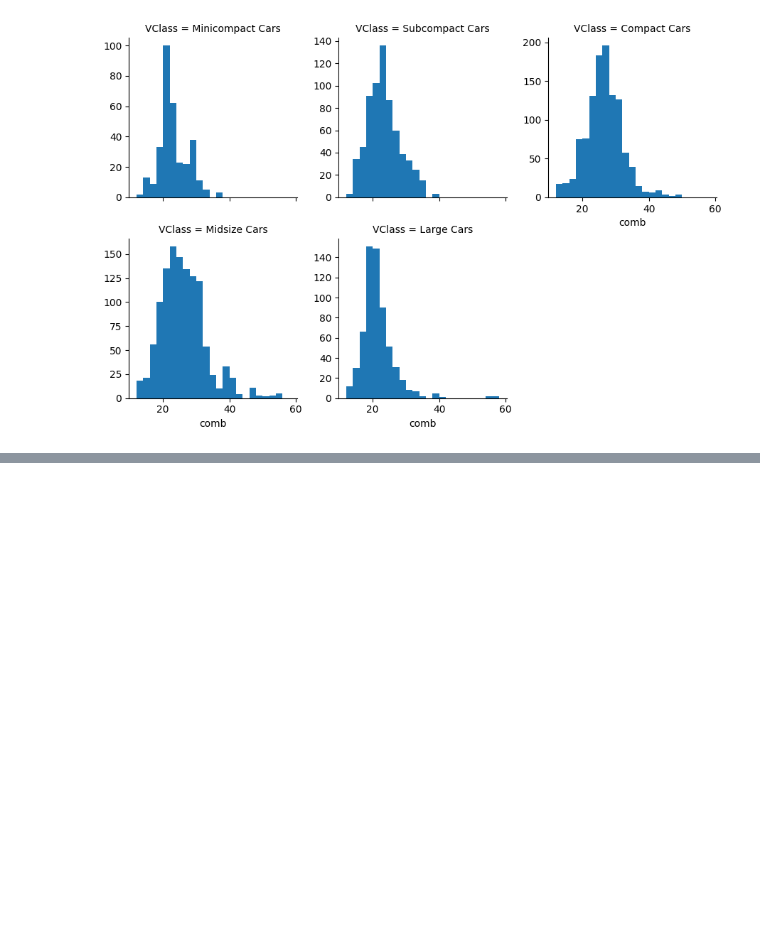
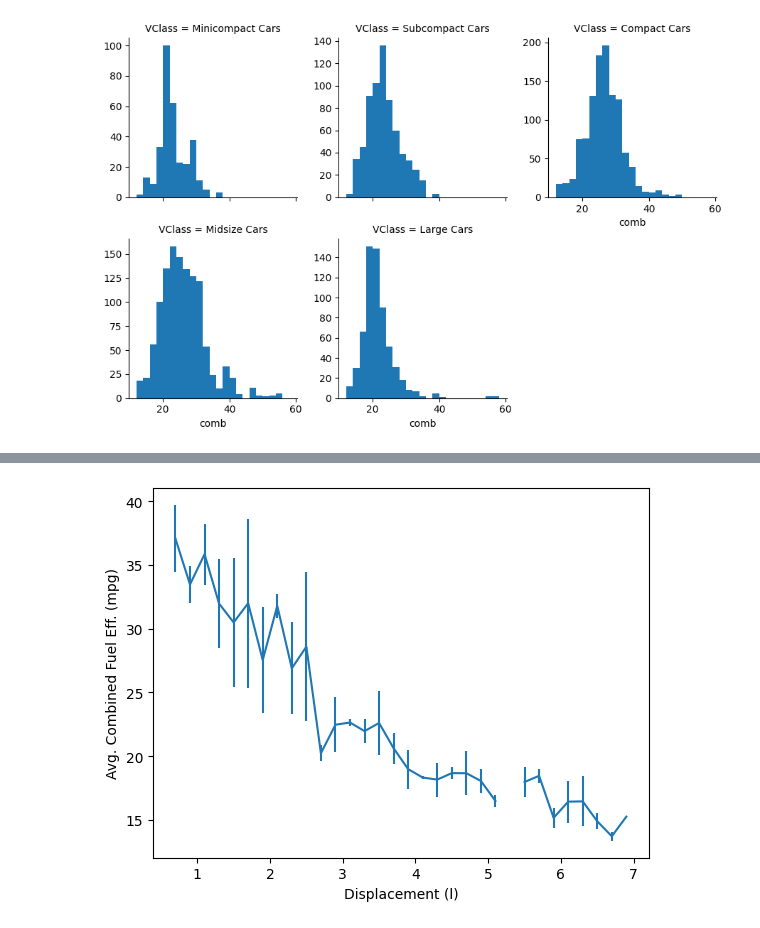
Before and after one commit to Awais-019/matplotlib-seaborn-introduction, a Jupyter notebook: bivariateplots.ipynb, the cells around one changed output, grey strips where cells are left out. Cells and saved outputs as stored; diff of their text form; code cells hidden in the pictures; blank space fills up the shorter version.

Commit message:
Line plots

```diff
--- a/bivariateplots.ipynb
+++ b/bivariateplots.ipynb
@@ -113,0 +114,6 @@ plt.ylabel('Avg. Combined Fuel Eff. (mpg)');
+# %%
+plt.errorbar(x = bins_c, y=comb_mean, yerr=comb_std);
+plt.xlabel('Displacement (l)');
+plt.ylabel('Avg. Combined Fuel Eff. (mpg)');
+# %% [output]
+[figure, added]
```
Also changed, not shown: parts of 2 cells of this notebook.
